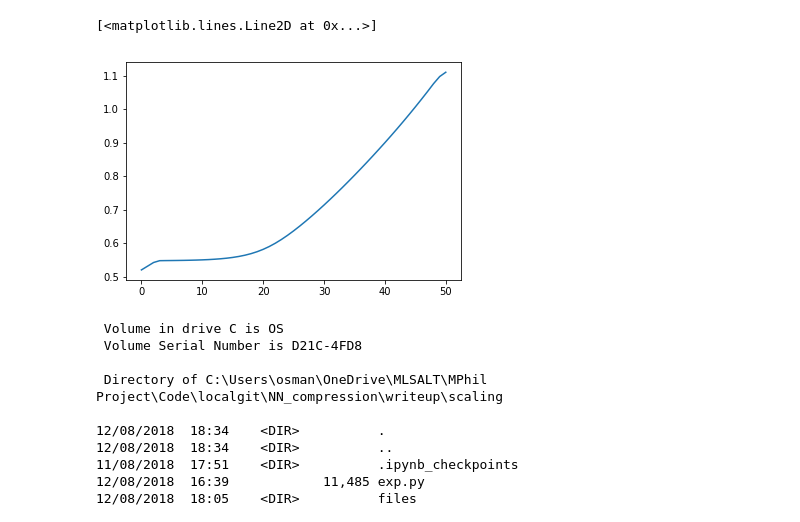
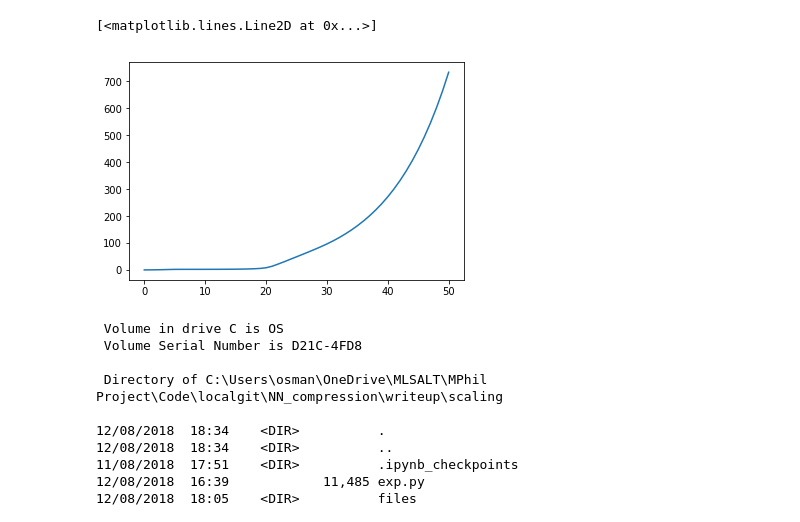
Before and after one commit to okz12/NN_compression, a Jupyter notebook: writeup/scaling/scaling_vis.ipynb, the cells around one changed output. Drawn from its saved outputs; the diff is of its cells as text; code cells hidden in the pictures.

Commit message:
scale exp

```diff
--- a/writeup/scaling/scaling_vis.ipynb
+++ b/writeup/scaling/scaling_vis.ipynb
@@ -95,8 +95,8 @@ Text(0.5,0,'Sparsity (%)')
 # %%
-plt.plot(swssr['scale'][:,1])
+plt.plot(kdsr['scale'][:,2])
 # %% [output]
 [<matplotlib.lines.Line2D at 0x...>]
-[figure, old version]
+[figure, new version]
 # %%
 ! dir
 # %% [output]
```
Also changed, not shown: parts of 1 cell of this notebook, 5 other files.
